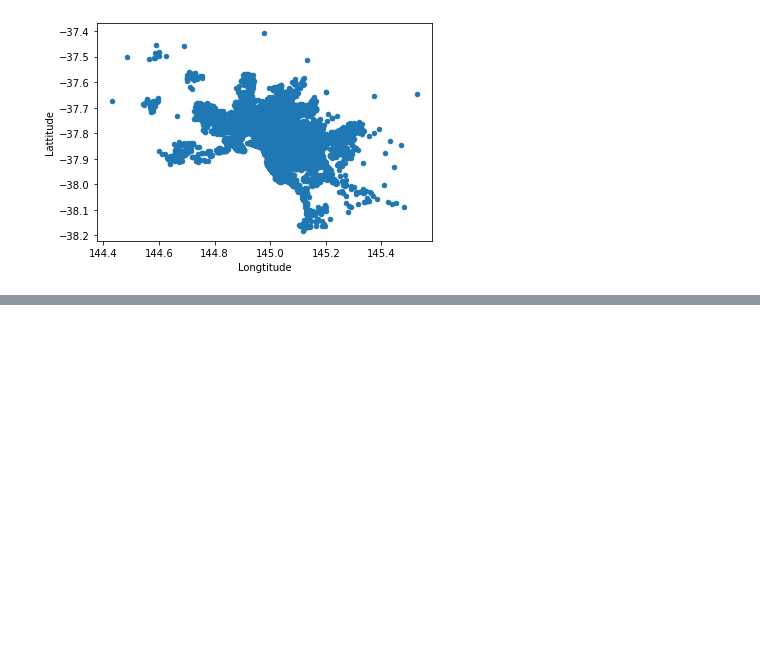
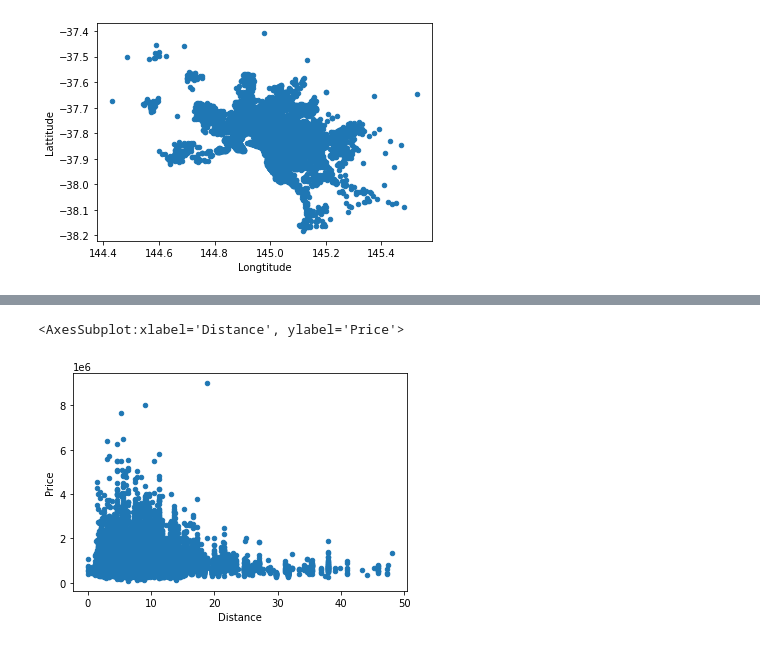
Before and after one commit to sheldyso/Data-Visualisation-Report, a Jupyter notebook: Data Visualisation Report.ipynb, the cells around one changed output, grey strips where cells are left out. Cells and saved outputs as stored; diff of their text form; code cells hidden in the pictures; blank space fills up the shorter version.

```diff
--- a/Data Visualisation Report.ipynb
+++ b/Data Visualisation Report.ipynb
@@ -53,0 +68,5 @@ data.plot(x = "Longtitude", y = "Lattitude", kind = "scatter")
+# %%
+data.plot(x= 'Distance', y= 'Price', kind = "scatter")
+# %% [output]
+<AxesSubplot:xlabel='Distance', ylabel='Price'>
+[figure, added]
```
Also changed, not shown: parts of 2 cells of this notebook.
